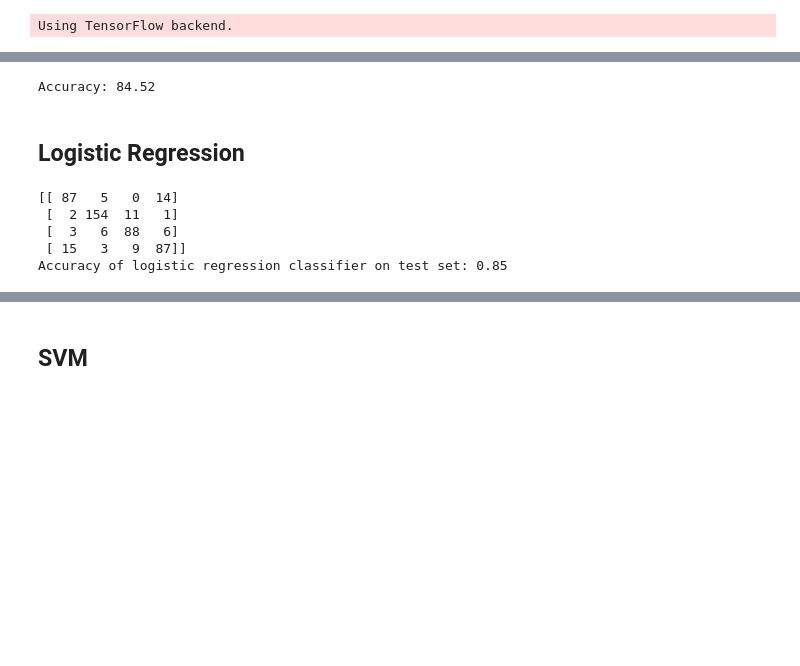
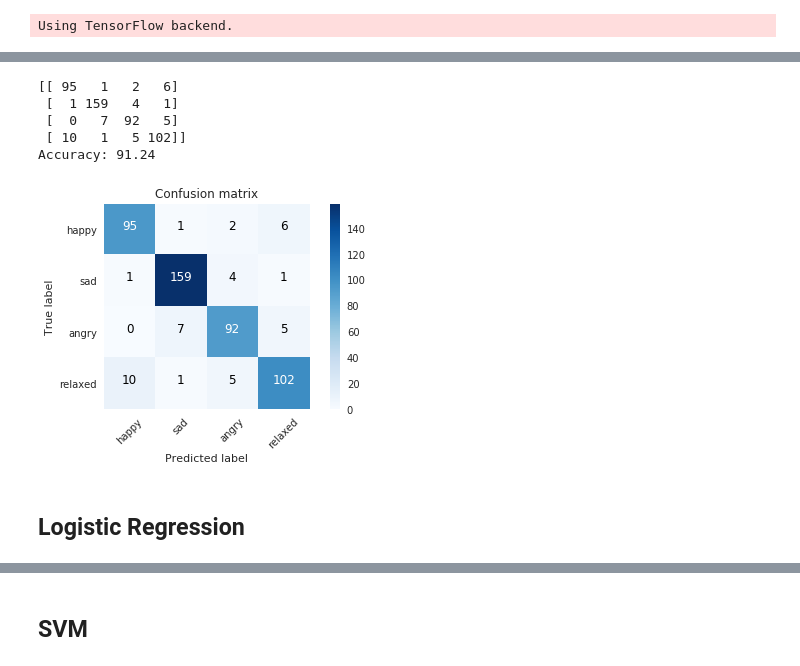
Before and after one commit to sgiammy/emotion-patterns-in-music-playlists, a Jupyter notebook: src/Advanced_Feature_Engineering.ipynb, the cells around one changed output, grey strips where cells are left out. Cells and saved outputs as stored; diff of their text form; code cells hidden in the pictures; blank space fills up the shorter version.

```diff
--- a/src/Advanced_Feature_Engineering.ipynb
+++ b/src/Advanced_Feature_Engineering.ipynb
@@ -137,5 +185,16 @@ f.delaxes(axarr[-1,-3])
+# %%
+selected_columns = [
+   'LYRICS_VECTOR',
+   'WORD_COUNT', 'ECHOISMS', 'SELFISH_DEGREE',
+   'DUPLICATE_LINES', 'IS_TITLE_IN_LYRICS', 'VERB_PRESENT',
+   'VERB_PAST', 'VERB_FUTURE', 'ADJ_FREQUENCIES',
+   'PUNCT_FREQUENCIES', 'EMOTION'
+]
+# %%
+dataset = dataset[selected_columns]
+extra_test = extra_test[selected_columns]
 # %%
-tmp_df = dataset.drop(useless_columns, axis=1)
+tmp_df = dataset.drop(['EMOTION'], axis=1)
 X_vect = list()
 for (i, row) in tmp_df.iterrows():
     sub_list = list()
@@ -157,0 +222,13 @@ print(y.shape)
+# %%
+tmp_df = extra_test.drop(['EMOTION'], axis=1)
+X_test_extra = list()
+for (i, row) in tmp_df.iterrows():
+    sub_list = list()
+    for field in row:
+        if type(field) == str:
+            field = field[1:-1].split()
+            sub_list += [float(x.replace('\n','')) for x in field]
+        else:
+            sub_list.append(field)
+    X_test_extra.append(np.array(sub_list))
+X_test_extra = np.array(X_test_extra)
@@ -241,34 +318,33 @@ Best parameters {'optimizer': 'adam', 'epochs': 100, 'batch_size': 256}
 # %%
 classifier = build_ann('adam')
 classifier.fit(X_train, y_nn, batch_size = 256, epochs = 100, verbose=0)
 y_pred = classifier.predict(X_test)
-
 
 y_pred1 = np.argmax(y_pred,axis=1)
 
 encoder = LabelEncoder()
 encoder.fit(y_test)
 encoded_Y = encoder.transform(y_test)
 y_nn_pred = np_utils.to_categorical(encoded_Y)
 cm = confusion_matrix(y_pred1, y_nn_pred.argmax(axis=1))
+plot_confusion_matrix(cm)
 accuracy = (sum([cm[i,i] for i in range(len(cm))])) / len(y_nn_pred)
 print('Accuracy: %0.2f' % (accuracy*100))
 # %% [output]
-Accuracy: 84.52
+[[ 95   1   2   6]
+ [  1 159   4   1]
+ [  0   7  92   5]
+ [ 10   1   5 102]]
+Accuracy: 91.24
+[figure, added]
 # %% [markdown]
 ## Logistic Regression
 # %%
 from sklearn.linear_model import LogisticRegression
-classifier = LogisticRegression(random_state=0)
-classifier.fit(X_train, y_train)
-y_pred = classifier.predict(X_test)
-from sklearn.metrics import confusion_matrix
-confusion_matrix = confusion_matrix(y_test, y_pred)
-print(confusion_matrix)
-print('Accuracy of logistic regression classifier on test set: {:.2f}'.format(classifier.score(X_test, y_test)))
+def evaluate_logreg(X_train, y_train, X_test, y_test):
+    classifier = LogisticRegression(random_state=0)
+    classifier.fit(X_train, y_train)
+    y_pred = classifier.predict(X_test)
+    cm = confusion_matrix(y_test, y_pred)
+    plot_confusion_matrix(cm, emotion_labels)
+    print('Accuracy of logistic regression classifier on test set: {:.2f}'.format(classifier.score(X_test, y_test)))
-# %% [output]
-[[ 87   5   0  14]
- [  2 154  11   1]
- [  3   6  88   6]
- [ 15   3   9  87]]
-Accuracy of logistic regression classifier on test set: 0.85
```
Also changed, not shown: parts of 31 cells of this notebook, 3 other files.
